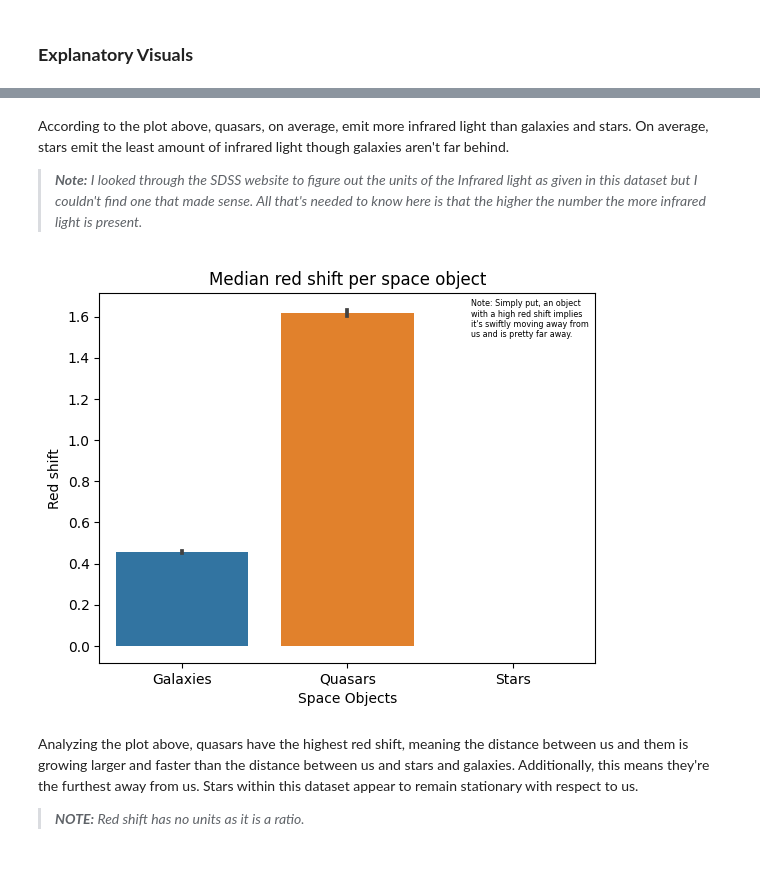
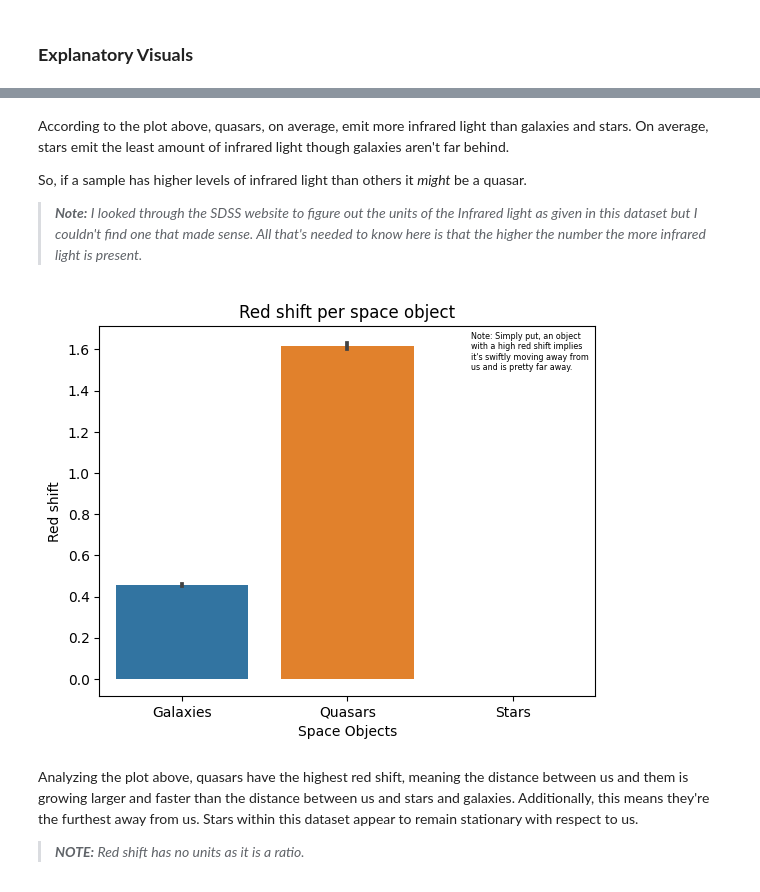
Before and after one commit to john-a-dixon/stellar-object-classification, a Jupyter notebook: stellar.ipynb, the cells around one changed output, grey strips where cells are left out. Drawn from its saved outputs; the diff is of its cells as text; code cells hidden in the pictures.

Commit message:
Verified I understood the explanatory visuals.

```diff
--- a/stellar.ipynb
+++ b/stellar.ipynb
@@ -304,15 +304,17 @@ Text(0, 0.5, 'Infrared Light')
 # %% [markdown]
 According to the plot above, quasars, on average, emit more infrared light than galaxies and stars. On average, stars emit the least amount of infrared light though galaxies aren't far behind.
 
+So, if a sample has higher levels of infrared light than others it _might_ be a quasar.
+
 > _**Note:** I looked through the SDSS website to figure out the units of the Infrared light as given in this dataset but I couldn't find one that made sense. All that's needed to know here is that the higher the number the more infrared light is present._
 # %%
-sns.barplot(data=filters_df, x="class", y="redshift", estimator="median").set_title(f"Median red shift per space object")
+sns.barplot(data=filters_df, x="class", y="redshift", estimator="median").set_title(f"Red shift per space object")
 plt.xlabel("Space Objects")
 plt.xticks(ticks=[0, 1, 2], labels=["Galaxies", "Quasars", "Stars"])
 plt.ylabel("Red shift")
 plt.text(1.75, 1.5, "Note: Simply put, an object\nwith a high red shift implies\nit's swiftly moving away from\nus and is pretty far away.", fontsize="xx-small");
 # %% [output]
-[figure, old version]
+[figure, new version]
 # %% [markdown]
 Analyzing the plot above, quasars have the highest red shift, meaning the distance between us and them is growing larger and faster than the distance between us and stars and galaxies. Additionally, this means they're the furthest away from us. Stars within this dataset appear to remain stationary with respect to us.
 
```
Also changed, not shown: parts of 1 cell of this notebook.
